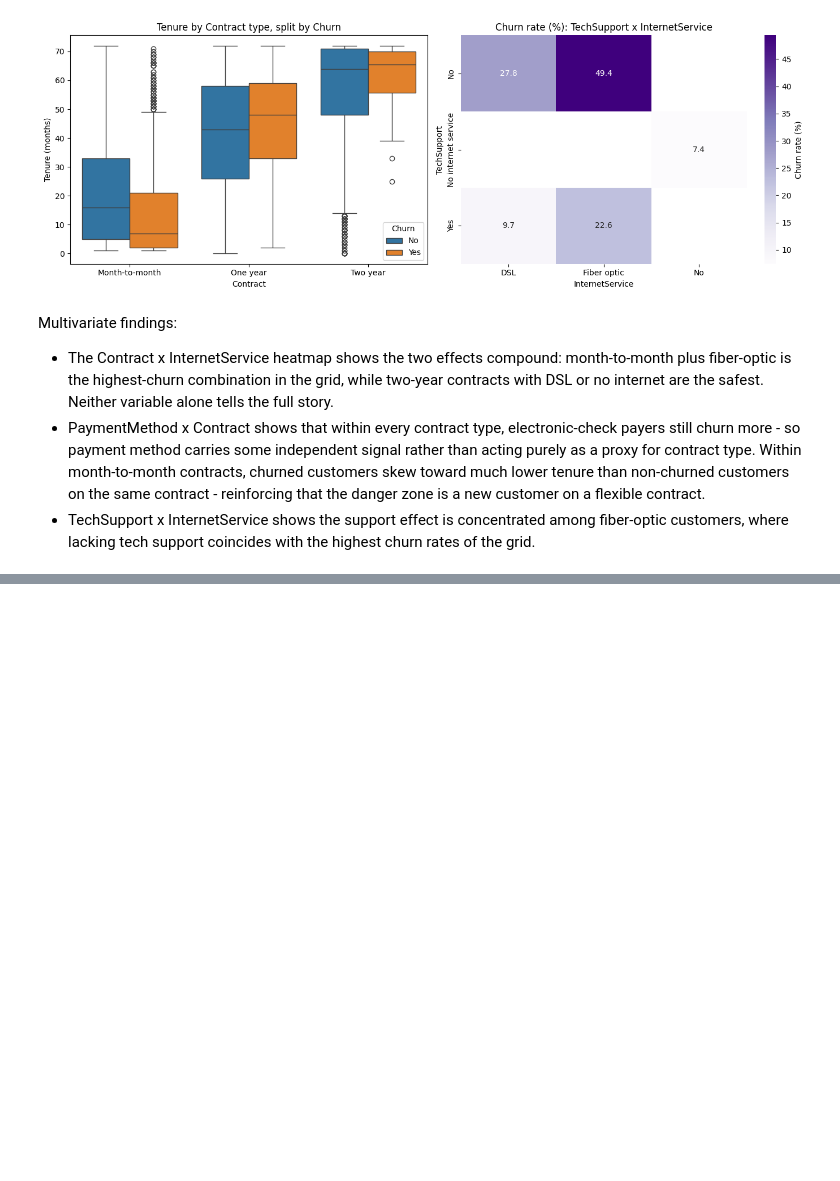
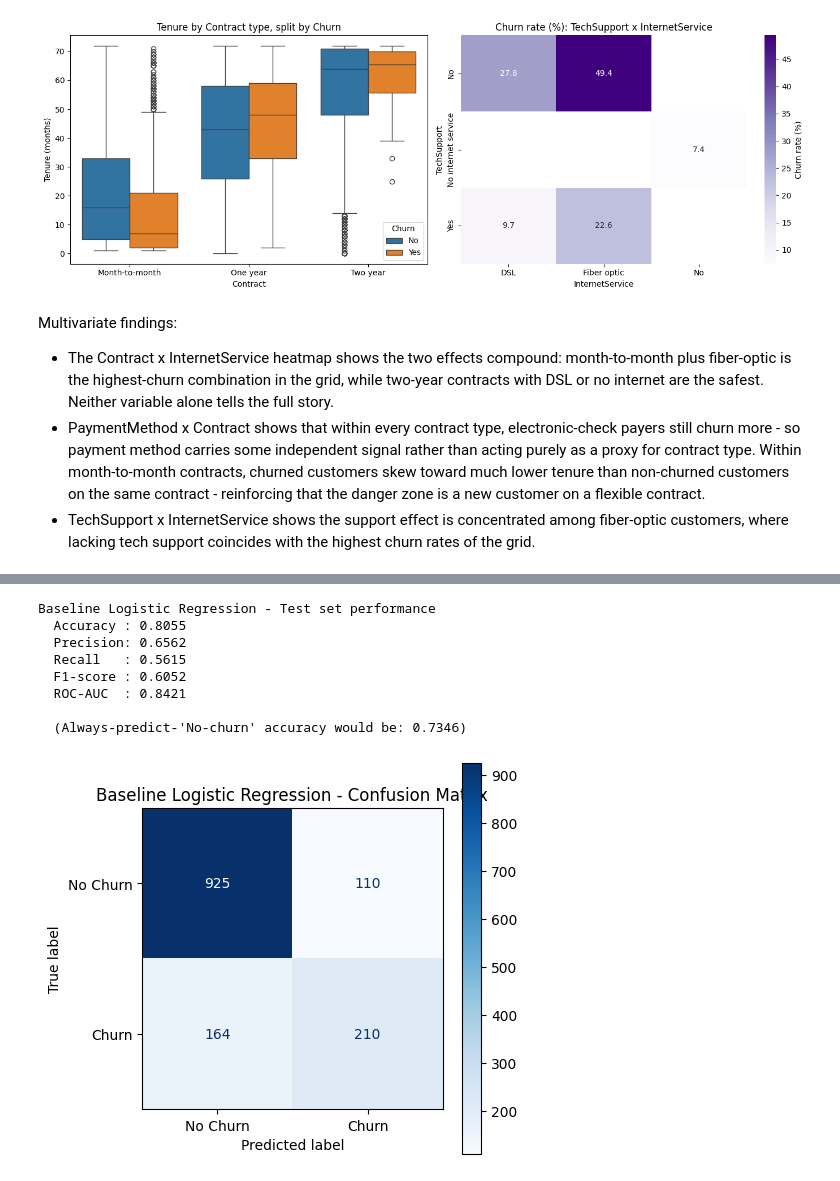
Before and after one commit to DaffaAlfiannoor/Customer-Churn-Analysis-and-Prediction, a Jupyter notebook: prediction.ipynb, the cells around one changed output, grey strips where cells are left out. Drawn from its saved outputs; the diff is of its cells as text; code cells hidden in the pictures; blank space fills up the shorter version.

```diff
--- a/prediction.ipynb
+++ b/prediction.ipynb
@@ -515,0 +709,35 @@ Within month-to-month contracts, churned customers skew toward much lower tenure
+# %%
+baseline_pipe = Pipeline([
+    ('prep', preprocessor),
+    ('clf', LogisticRegression(max_iter=1000, random_state=42))
+])
+
+baseline_pipe.fit(X_train, y_train)
+
+y_pred_base = baseline_pipe.predict(X_test)
+y_proba_base = baseline_pipe.predict_proba(X_test)[:, 1]
+
+print("Baseline Logistic Regression - Test set performance")
+print(f"  Accuracy : {accuracy_score(y_test, y_pred_base):.4f}")
+print(f"  Precision: {precision_score(y_test, y_pred_base):.4f}")
+print(f"  Recall   : {recall_score(y_test, y_pred_base):.4f}")
+print(f"  F1-score : {f1_score(y_test, y_pred_base):.4f}")
+print(f"  ROC-AUC  : {roc_auc_score(y_test, y_proba_base):.4f}")
+print(f"\n  (Always-predict-'No-churn' accuracy would be: {1 - y_test.mean():.4f})")
+
+fig, ax = plt.subplots(figsize=(5, 4.5))
+ConfusionMatrixDisplay.from_predictions(y_test, y_pred_base,
+                                        display_labels=['No Churn', 'Churn'], ax=ax, cmap='Blues')
+ax.set_title("Baseline Logistic Regression - Confusion Matrix")
+plt.tight_layout()
+plt.show()
+# %% [output]
+Baseline Logistic Regression - Test set performance
+  Accuracy : 0.8055
+  Precision: 0.6562
+  Recall   : 0.5615
+  F1-score : 0.6052
+  ROC-AUC  : 0.8421
+
+  (Always-predict-'No-churn' accuracy would be: 0.7346)
+[figure, added]
```
Also changed, not shown: parts of 20 cells of this notebook.
